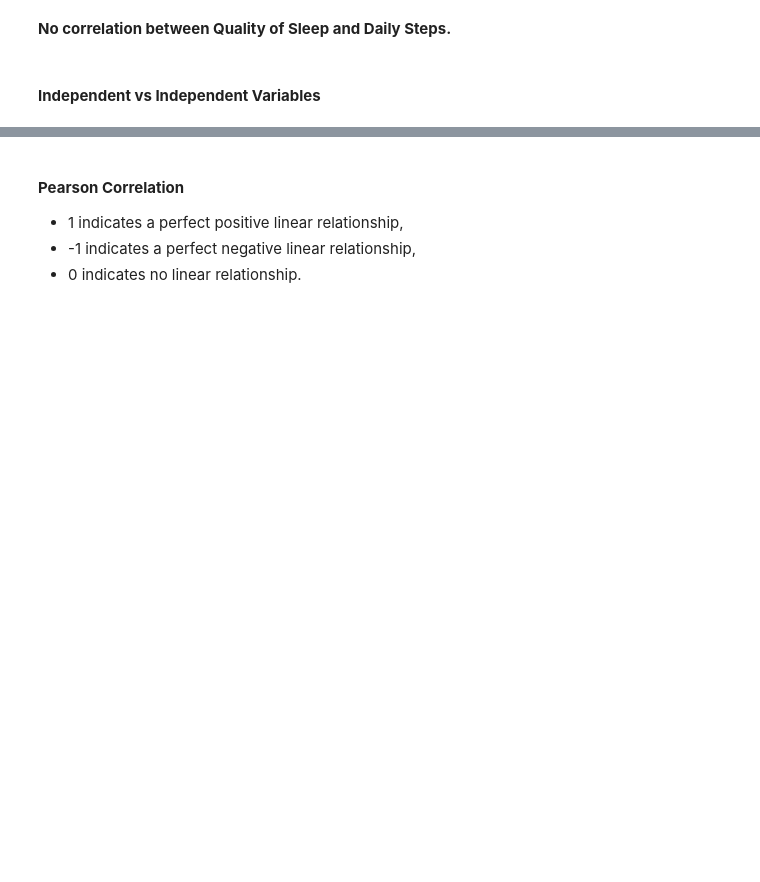
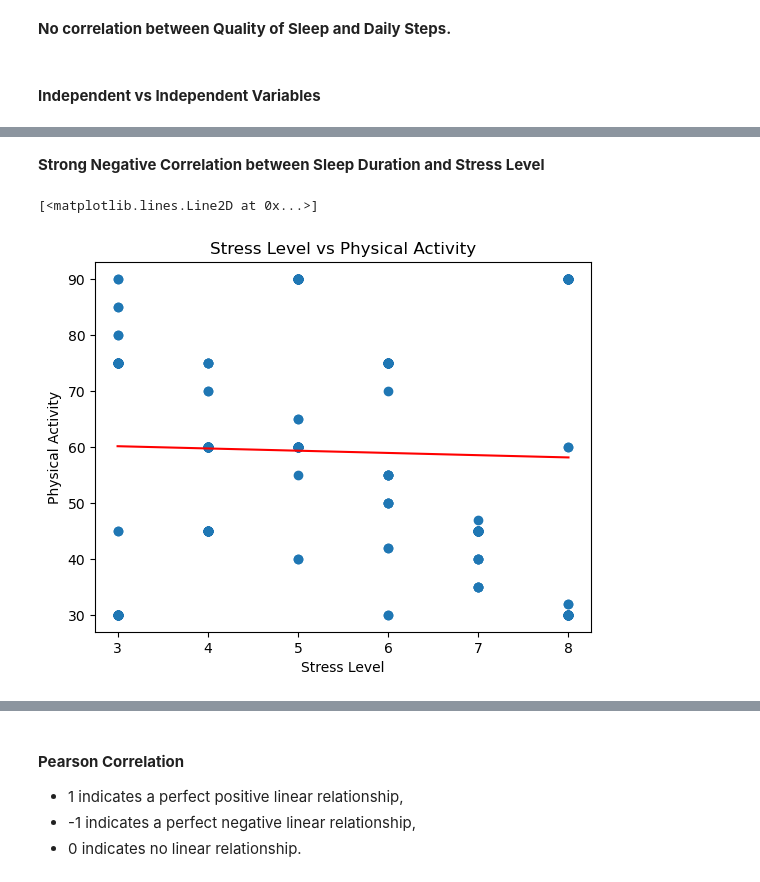
Before and after one commit to LiamHarmon/DAV_CA, a Jupyter notebook: DAV_CA.ipynb, the cells around one changed output, grey strips where cells are left out. Cells and saved outputs as stored; diff of their text form; code cells hidden in the pictures; blank space fills up the shorter version.

```diff
--- a/DAV_CA.ipynb
+++ b/DAV_CA.ipynb
@@ -272,0 +297,12 @@ plt.plot(np.unique(encoded_data['Sleep Duration']), np.poly1d(np.polyfit(encoded
+# %% [markdown]
+__Strong Negative Correlation between Sleep Duration and Stress Level__
+# %%
+# Linear Scatter plot Stress Level vs Physical Activity
+plt.title("Stress Level vs Physical Activity")
+plt.xlabel("Stress Level")
+plt.ylabel("Physical Activity")
+plt.scatter(encoded_data['Stress Level'], encoded_data['Physical Activity Level'])
+plt.plot(np.unique(encoded_data['Stress Level']), np.poly1d(np.polyfit(encoded_data['Stress Level'], encoded_data['Physical Activity Level'], 1))(np.unique(encoded_data['Stress Level'])), color='red')
+# %% [output]
+[<matplotlib.lines.Line2D at 0x...>]
+[figure, added]
```
Also changed, not shown: parts of 54 cells of this notebook.
